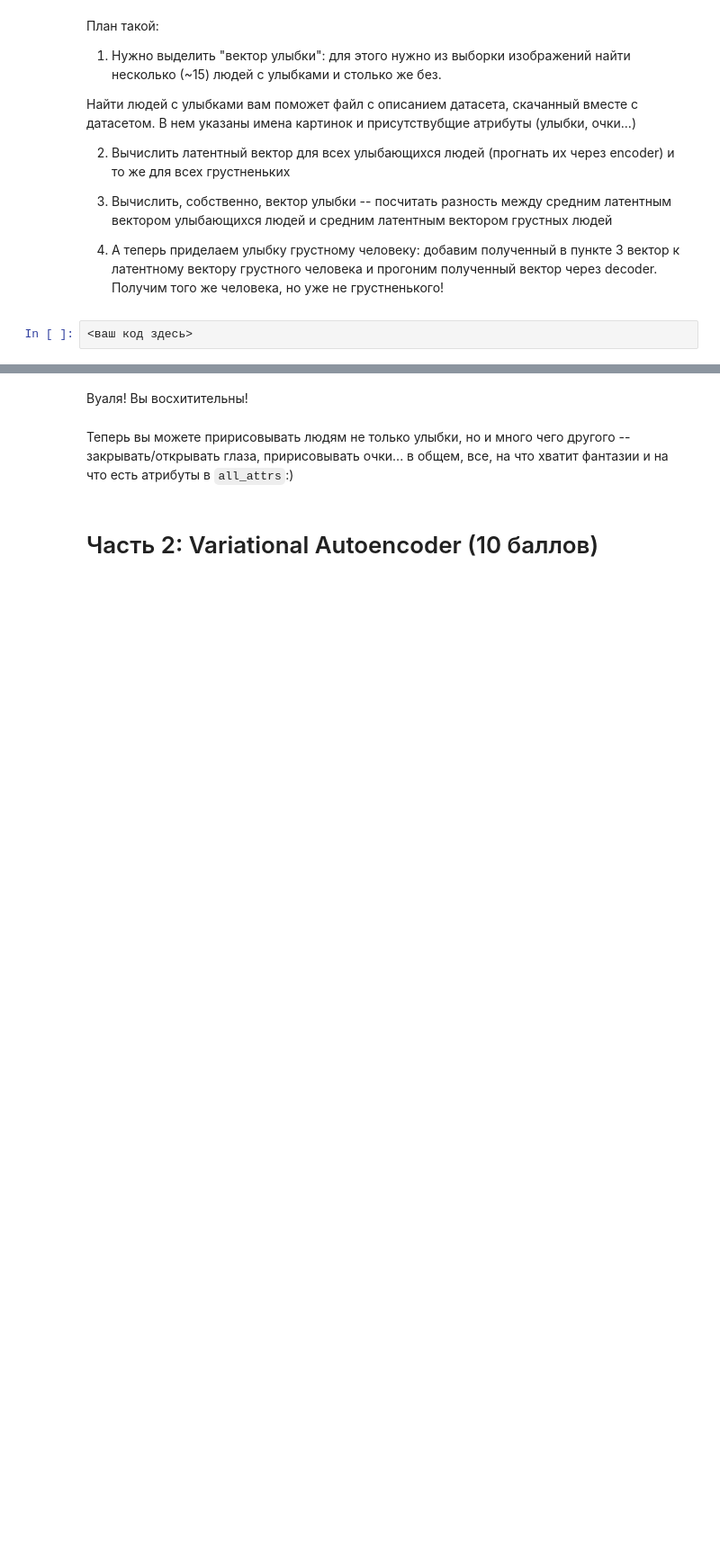
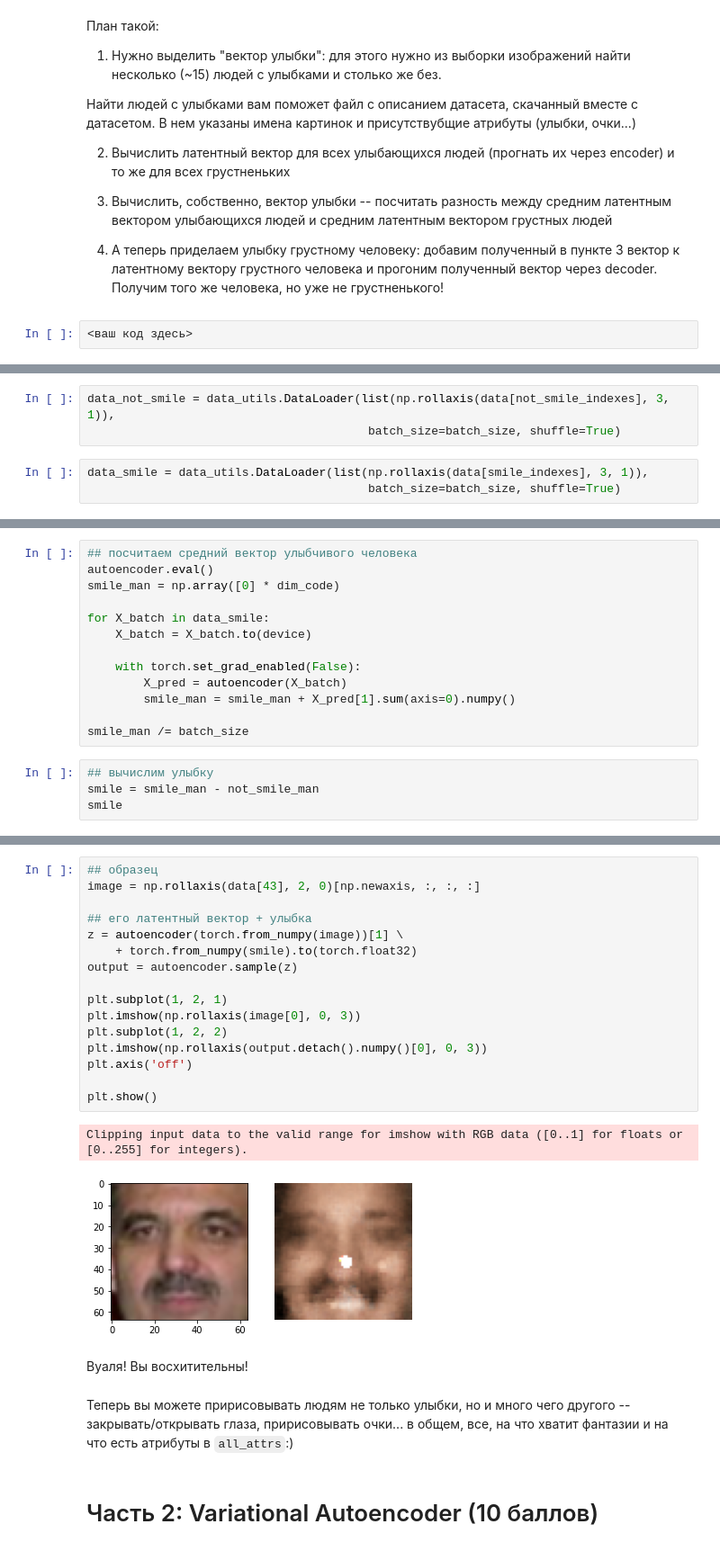
Before and after one commit to gbrs/DLS_1_2022_spring, a Jupyter notebook: adv 19 Домашнее задание. Автоэнкодеры/19 [hw]autoencoders.ipynb, the cells around one changed output, grey strips where cells are left out. Shown at 90% size. Cells and saved outputs as stored; diff of their text form; blank space fills up the shorter version.

Commit message:
added smile

```diff
--- a/adv 19 Домашнее задание. Автоэнкодеры/19 [hw]autoencoders.ipynb
+++ b/adv 19 Домашнее задание. Автоэнкодеры/19 [hw]autoencoders.ipynb
@@ -533,0 +565,6 @@ plt.show()
+# %%
+data_not_smile = data_utils.DataLoader(list(np.rollaxis(data[not_smile_indexes], 3, 1)),
+                                        batch_size=batch_size, shuffle=True)
+# %%
+data_smile = data_utils.DataLoader(list(np.rollaxis(data[smile_indexes], 3, 1)),
+                                        batch_size=batch_size, shuffle=True)
@@ -533,0 +584,17 @@ plt.show()
+# %%
+## посчитаем средний вектор улыбчивого человека
+autoencoder.eval()
+smile_man = np.array([0] * dim_code)
+
+for X_batch in data_smile:
+    X_batch = X_batch.to(device)
+
+    with torch.set_grad_enabled(False):
+        X_pred = autoencoder(X_batch)
+        smile_man = smile_man + X_pred[1].sum(axis=0).numpy()
+
+smile_man /= batch_size
+# %%
+## вычислим улыбку
+smile = smile_man - not_smile_man
+smile
@@ -534,3 +615,22 @@ plt.show()
+# %%
+## образец
+image = np.rollaxis(data[43], 2, 0)[np.newaxis, :, :, :]
+
+## его латентный вектор + улыбка
+z = autoencoder(torch.from_numpy(image))[1] \
+    + torch.from_numpy(smile).to(torch.float32)
+output = autoencoder.sample(z)
+
+plt.subplot(1, 2, 1)
+plt.imshow(np.rollaxis(image[0], 0, 3))
+plt.subplot(1, 2, 2)
+plt.imshow(np.rollaxis(output.detach().numpy()[0], 0, 3))
+plt.axis('off')
+
+plt.show()
+# %% [output]
+Clipping input data to the valid range for imshow with RGB data ([0..1] for floats or [0..255] for integers).
+[figure, added]
 # %% [markdown]
 Вуаля! Вы восхитительны!
 # %% [markdown]
```
Also changed, not shown: parts of 7 cells of this notebook.
